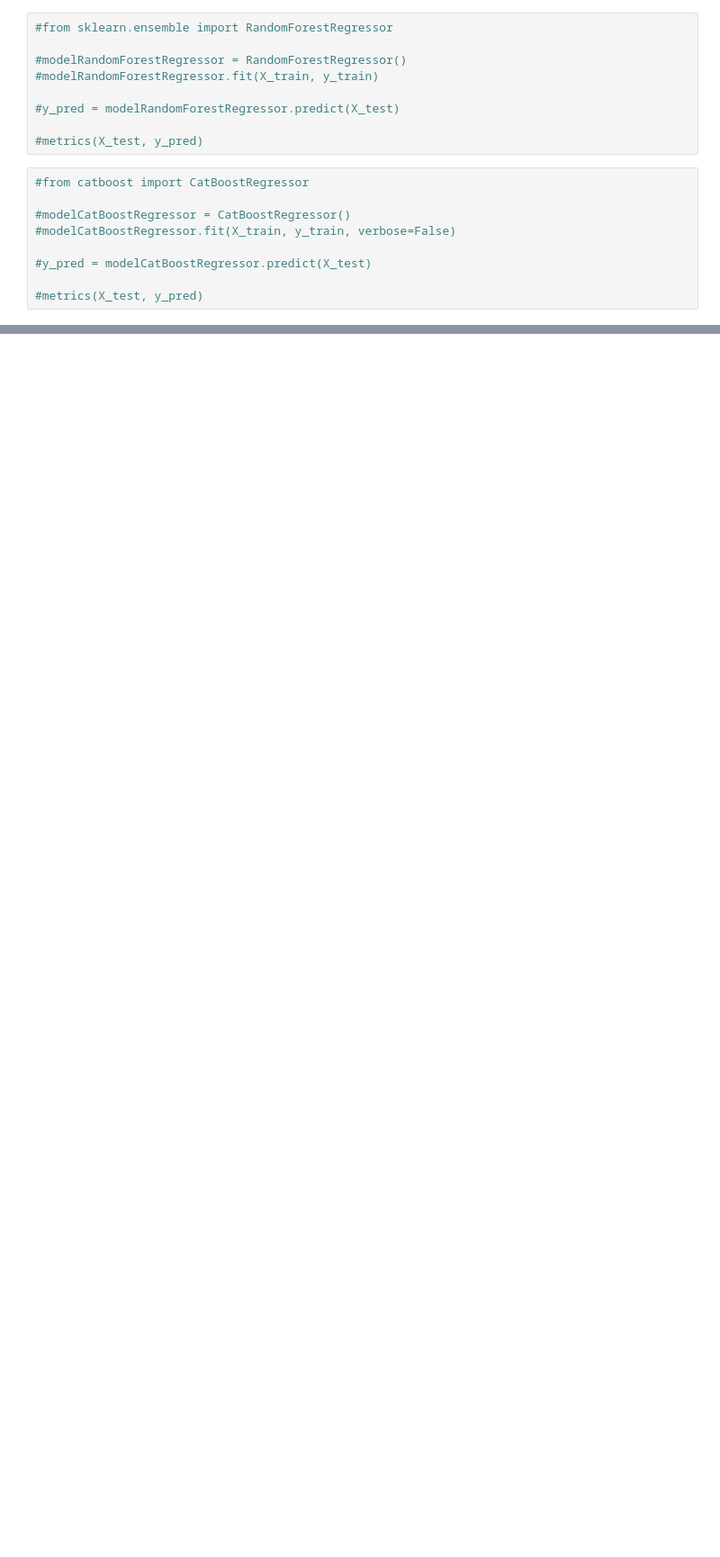
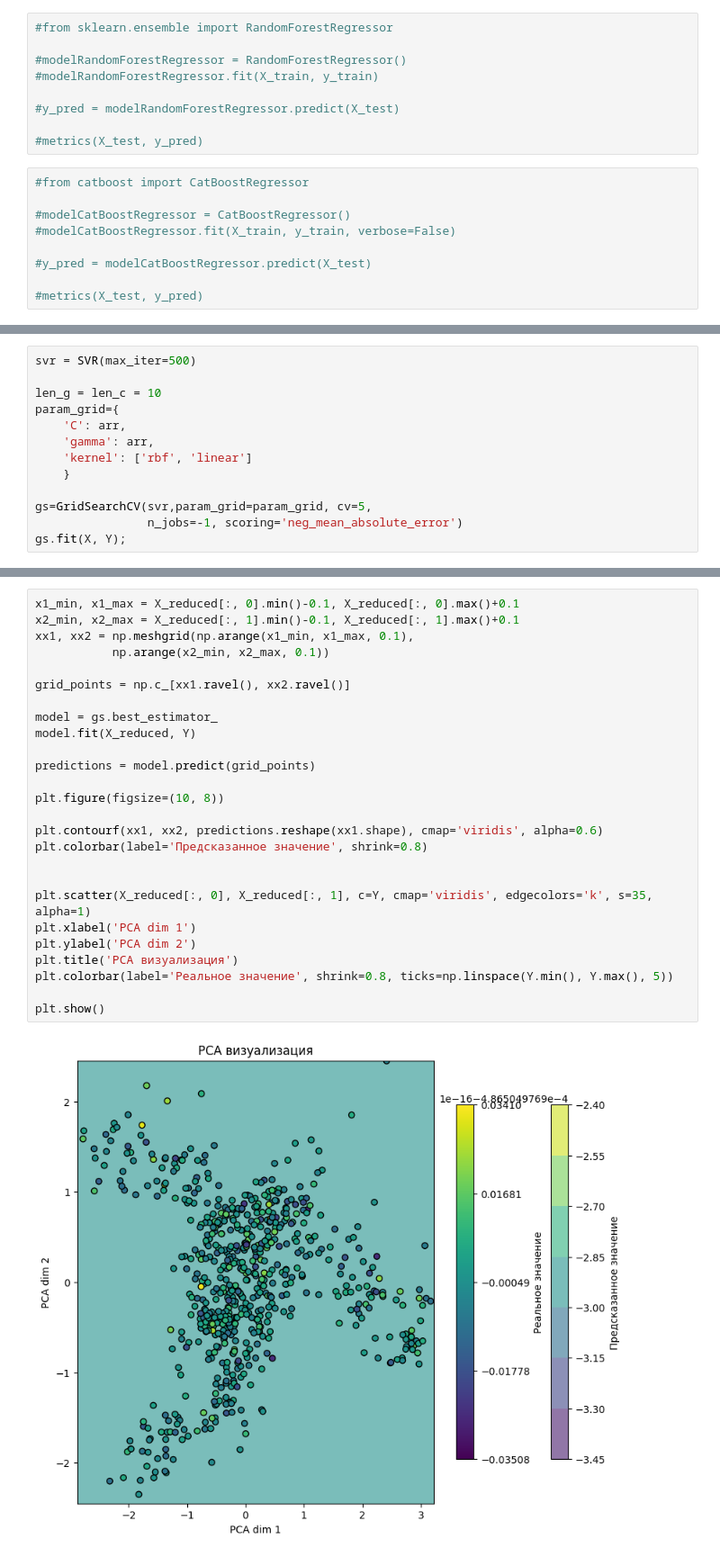
Before and after one commit to marymikkey/SKOLTECH_ML_prep, a Jupyter notebook: task_1/predicting_gold_returns_linreg_mary.ipynb, the cells around one changed output, grey strips where cells are left out. Shown at 90% size. Cells and saved outputs as stored; diff of their text form; blank space fills up the shorter version.

```diff
--- a/task_1/predicting_gold_returns_linreg_mary.ipynb
+++ b/task_1/predicting_gold_returns_linreg_mary.ipynb
@@ -838,0 +975,13 @@ print(f'Реальная цена на 30 сентября - завтра и у
+# %%
+svr = SVR(max_iter=500)
+
+len_g = len_c = 10
+param_grid={
+    'C': arr,
+    'gamma': arr,
+    'kernel': ['rbf', 'linear']
+    }
+
+gs=GridSearchCV(svr,param_grid=param_grid, cv=5,
+                n_jobs=-1, scoring='neg_mean_absolute_error')
+gs.fit(X, Y);
@@ -838,0 +1013,28 @@ print(f'Реальная цена на 30 сентября - завтра и у
+# %%
+x1_min, x1_max = X_reduced[:, 0].min()-0.1, X_reduced[:, 0].max()+0.1
+x2_min, x2_max = X_reduced[:, 1].min()-0.1, X_reduced[:, 1].max()+0.1
+xx1, xx2 = np.meshgrid(np.arange(x1_min, x1_max, 0.1),
+           np.arange(x2_min, x2_max, 0.1))
+
+grid_points = np.c_[xx1.ravel(), xx2.ravel()]
+
+model = gs.best_estimator_
+model.fit(X_reduced, Y)
+
+predictions = model.predict(grid_points)
+
+plt.figure(figsize=(10, 8))
+
+plt.contourf(xx1, xx2, predictions.reshape(xx1.shape), cmap='viridis', alpha=0.6)
+plt.colorbar(label='Предсказанное значение', shrink=0.8)
+
+
+plt.scatter(X_reduced[:, 0], X_reduced[:, 1], c=Y, cmap='viridis', edgecolors='k', s=35, alpha=1)
+plt.xlabel('PCA dim 1')
+plt.ylabel('PCA dim 2')
+plt.title('PCA визуализация')
+plt.colorbar(label='Реальное значение', shrink=0.8, ticks=np.linspace(Y.min(), Y.max(), 5))
+
+plt.show()
+# %% [output]
+[figure, added]
```
Also changed, not shown: parts of 25 cells of this notebook, 18 other files.
